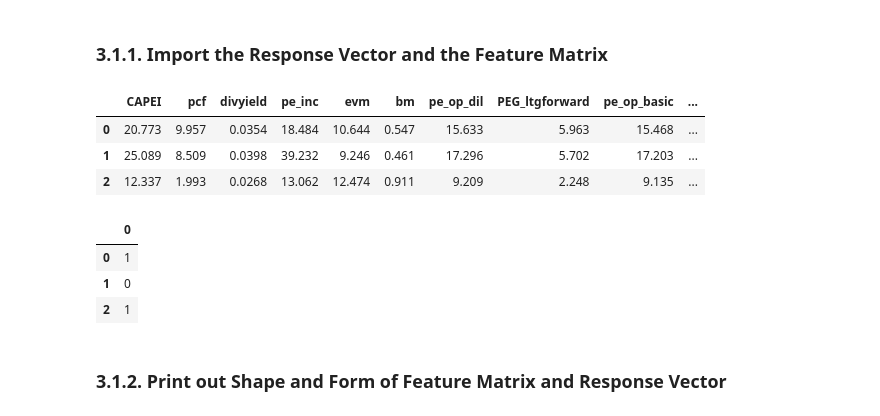
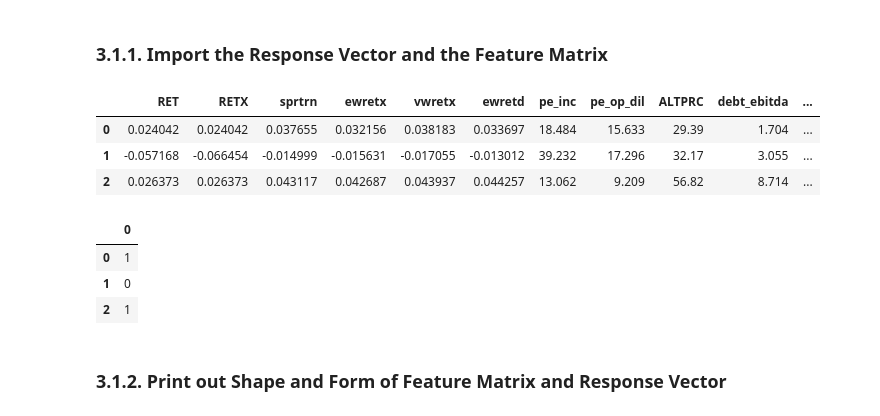
Before and after one commit to mathiasluethi/Machine_Learning_in_Finance_Group_Project, a Jupyter notebook: 3aa_prediction_svm.ipynb, the cells around one changed output. Cells and saved outputs as stored; diff of their text form; code cells hidden in the pictures.

```diff
--- a/3aa_prediction_svm.ipynb
+++ b/3aa_prediction_svm.ipynb
@@ -40,29 +57,54 @@ _CASE_ = 1
+# %%
+### Choose whether you want the datasets with features selected with RF or PCA
+_SELECTION_ = 'RF'
+"""
+INSERT 'RF' OR 'PCA'
+"""
+
+
+# Define sel_state variable for easier printing out
+if _SELECTION_ == 'RF':
+    sel_feat = 'Random Forest (RF)'
+elif _SELECTION_ == 'PCA':
+    sel_feat = 'Principal Component Analysis (PCA)'
+else: raise ValueError('_SELECTION_ must be either RF or PCA')
 # %% [markdown]
 ## 3.1. Preparation
 # %% [markdown]
 ### 3.1.1. Import the Response Vector and the Feature Matrix
 # %%
 # import Data (already splitted to train/test-data and selected features-> bc_randomforest_feature_selection)
-if _CASE_ == 1:
-    X_train_s = pd.read_csv('Data/generated_splits/features_selected_randomforest/X1_train_s.csv', sep=',', header=0)
-    X_test_s = pd.read_csv('Data/generated_splits/features_selected_randomforest/X1_test_s.csv', sep=',', header=0)
-    y_train_s = pd.read_csv('Data/generated_splits/features_selected_randomforest/y1_train_s.csv', sep=',', header=0)
-    y_test_s = pd.read_csv('Data/generated_splits/features_selected_randomforest/y1_test_s.csv', sep=',', header=0)
-elif _CASE_ == 2:
-    X_train_s = pd.read_csv('Data/generated_splits/features_selected_randomforest/X2_train_s.csv', sep=',', header=0)
-    X_test_s = pd.read_csv('Data/generated_splits/features_selected_randomforest/X2_test_s.csv', sep=',', header=0)
-    y_train_s = pd.read_csv('Data/generated_splits/features_selected_randomforest/y2_train_s.csv', sep=',', header=0)
-    y_test_s = pd.read_csv('Data/generated_splits/features_selected_randomforest/y2_test_s.csv', sep=',', header=0)
-else: raise ValueError('_CASE_ value must be either 1 or 2')
-
+if _VERSION_ == 1:
+    if _SELECTION_ == 'RF':
+        X_train_s = pd.read_csv('Data/generated_splits/features_selected_randomforest/X1_train_f.csv', sep=',', header=0)
+        X_test_s = pd.read_csv('Data/generated_splits/features_selected_randomforest/X1_test_f.csv', sep=',', header=0)
+        y_train_s = pd.read_csv('Data/generated_splits/features_selected_randomforest/y1_train_f.csv', sep=',', header=0)
+        y_test_s = pd.read_csv('Data/generated_splits/features_selected_randomforest/y1_test_f.csv', sep=',', header=0)
+    elif _SELECTION_ == 'PCA':
+        X_train_s = pd.read_csv('Data/generated_splits/features_selected_pca/X1_train_p.csv', sep=',', header=0)
+        X_test_s = pd.read_csv('Data/generated_splits/features_selected_pca/X1_test_p.csv', sep=',', header=0)
+        y_train_s = pd.read_csv('Data/generated_splits/features_selected_pca/y1_train_p.csv', sep=',', header=0)
+        y_test_s = pd.read_csv('Data/generated_splits/features_selected_pca/y1_test_p.csv', sep=',', header=0)
+elif _VERSION_ == 2:
+    if _SELECTION_ == 'RF':
+        X_train_s = pd.read_csv('Data/generated_splits/features_selected_randomforest/X2_train_f.csv', sep=',', header=0)
+        X_test_s = pd.read_csv('Data/generated_splits/features_selected_randomforest/X2_test_f.csv', sep=',', header=0)
+        y_train_s = pd.read_csv('Data/generated_splits/features_selected_randomforest/y2_train_f.csv', sep=',', header=0)
+        y_test_s = pd.read_csv('Data/generated_splits/features_selected_randomforest/y2_test_f.csv', sep=',', header=0)
+    elif _SELECTION_ == 'PCA':
+        X_train_s = pd.read_csv('Data/generated_splits/features_selected_pca/X2_train_p.csv', sep=',', header=0)
+        X_test_s = pd.read_csv('Data/generated_splits/features_selected_pca/X2_test_p.csv', sep=',', header=0)
+        y_train_s = pd.read_csv('Data/generated_splits/features_selected_pca/y2_train_p.csv', sep=',', header=0)
+        y_test_s = pd.read_csv('Data/generated_splits/features_selected_pca/y2_test_p.csv', sep=',', header=0)
+else: raise ValueError('_VERSION_ value must be either 1 or 2, _SELECTION_ must be either RF or PCA')
 
 display(X_train_s.head(3))
 display(y_train_s.head(3))
 # %% [output]
-|  | CAPEI | pcf | divyield | pe_inc | evm | bm | pe_op_dil | PEG_ltgforward | pe_op_basic | ... |
-| 0 | 20.773 | 9.957 | 0.0354 | 18.484 | 10.644 | 0.547 | 15.633 | 5.963 | 15.468 | ... |
-| 1 | 25.089 | 8.509 | 0.0398 | 39.232 | 9.246 | 0.461 | 17.296 | 5.702 | 17.203 | ... |
-| 2 | 12.337 | 1.993 | 0.0268 | 13.062 | 12.474 | 0.911 | 9.209 | 2.248 | 9.135 | ... |
+|  | RET | RETX | sprtrn | ewretx | vwretx | ewretd | pe_inc | pe_op_dil | ALTPRC | debt_ebitda | ... |
+| 0 | 0.024042 | 0.024042 | 0.037655 | 0.032156 | 0.038183 | 0.033697 | 18.484 | 15.633 | 29.39 | 1.704 | ... |
+| 1 | -0.057168 | -0.066454 | -0.014999 | -0.015631 | -0.017055 | -0.013012 | 39.232 | 17.296 | 32.17 | 3.055 | ... |
+| 2 | 0.026373 | 0.026373 | 0.043117 | 0.042687 | 0.043937 | 0.044257 | 13.062 | 9.209 | 56.82 | 8.714 | ... |
 |  | 0 |
 | 0 | 1 |
 | 1 | 0 |
```
Also changed, not shown: parts of 20 cells of this notebook, 1 other file.
